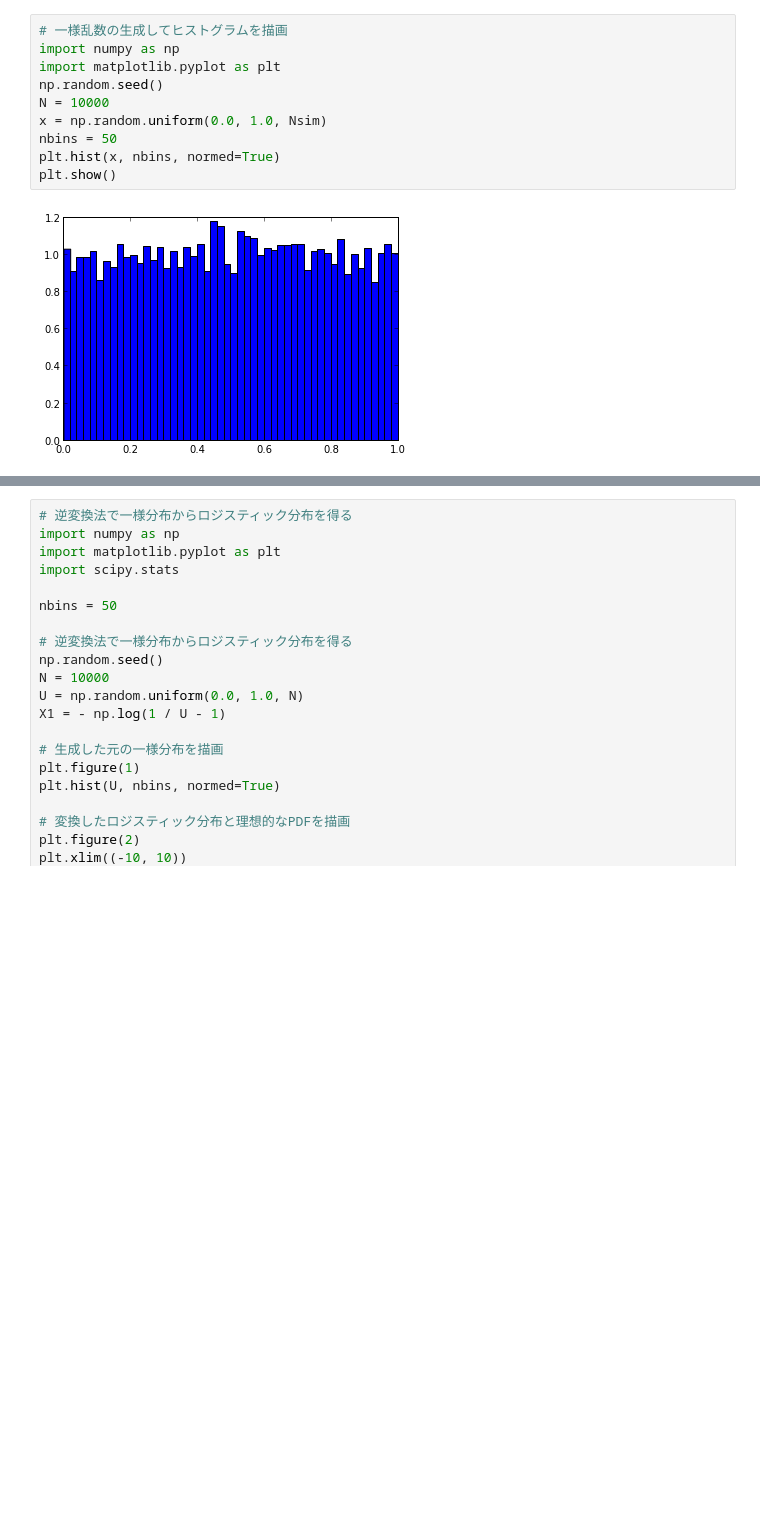
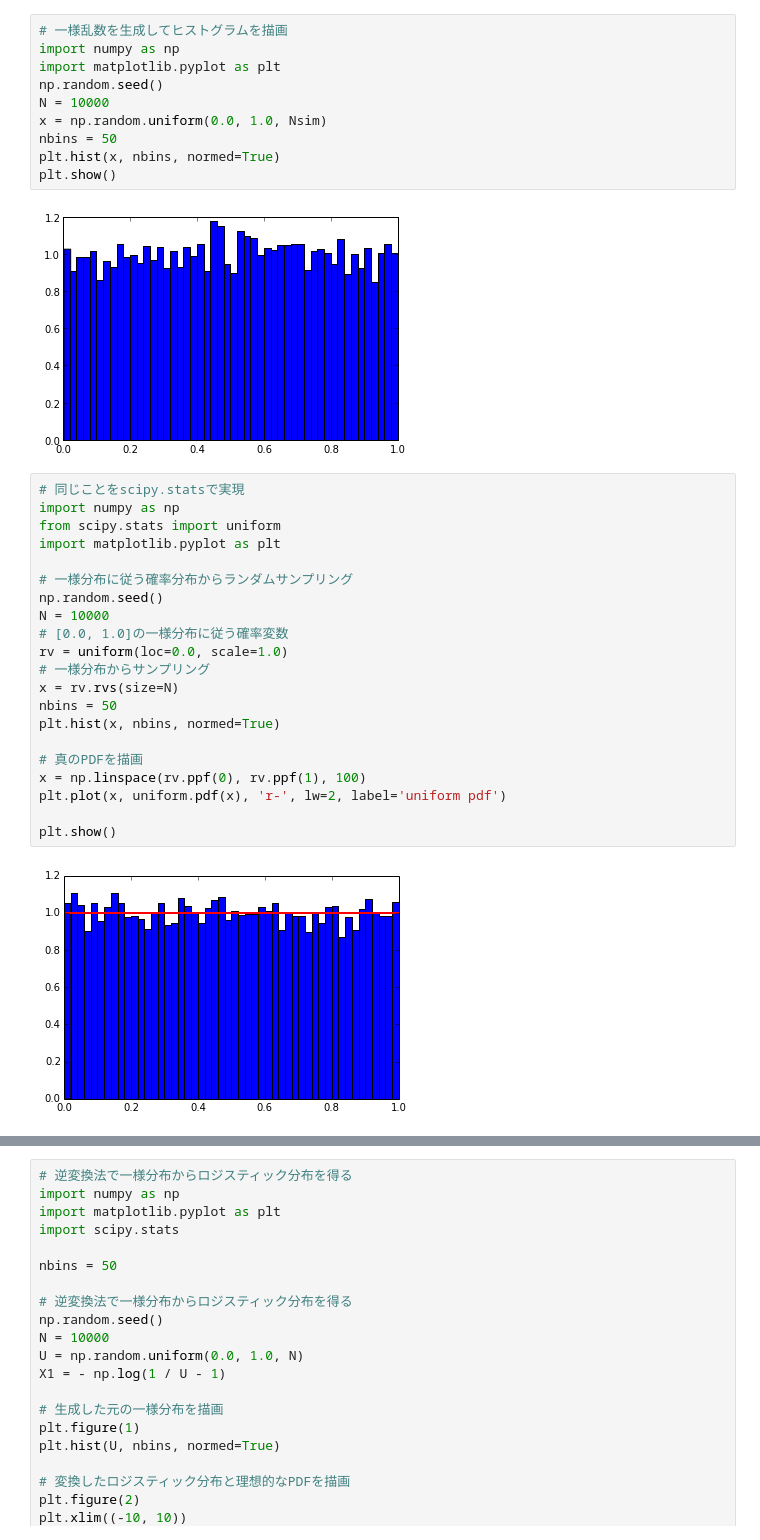
Before and after one commit to aidiary/PRML, a Jupyter notebook: ch11/monte_carlo.ipynb, the cells around one changed output, grey strips where cells are left out. Drawn from its saved outputs; the diff is of its cells as text; blank space fills up the shorter version.

```diff
--- a/ch11/monte_carlo.ipynb
+++ b/ch11/monte_carlo.ipynb
@@ -1,5 +1,5 @@
 # %%
-# 一様乱数の生成してヒストグラムを描画
+# 一様乱数を生成してヒストグラムを描画
 import numpy as np
 import matplotlib.pyplot as plt
 np.random.seed()
@@ -10,3 +10,26 @@ plt.hist(x, nbins, normed=True)
 plt.show()
 # %% [output]
 [figure]
+# %%
+# 同じことをscipy.statsで実現
+import numpy as np
+from scipy.stats import uniform
+import matplotlib.pyplot as plt
+
+# 一様分布に従う確率分布からランダムサンプリング
+np.random.seed()
+N = 10000
+# [0.0, 1.0]の一様分布に従う確率変数
+rv = uniform(loc=0.0, scale=1.0)
+# 一様分布からサンプリング
+x = rv.rvs(size=N)
+nbins = 50
+plt.hist(x, nbins, normed=True)
+
+# 真のPDFを描画
+x = np.linspace(rv.ppf(0), rv.ppf(1), 100)
+plt.plot(x, uniform.pdf(x), 'r-', lw=2, label='uniform pdf')
+
+plt.show()
+# %% [output]
+[figure, added]
```
Also changed, not shown: parts of 3 cells of this notebook.
